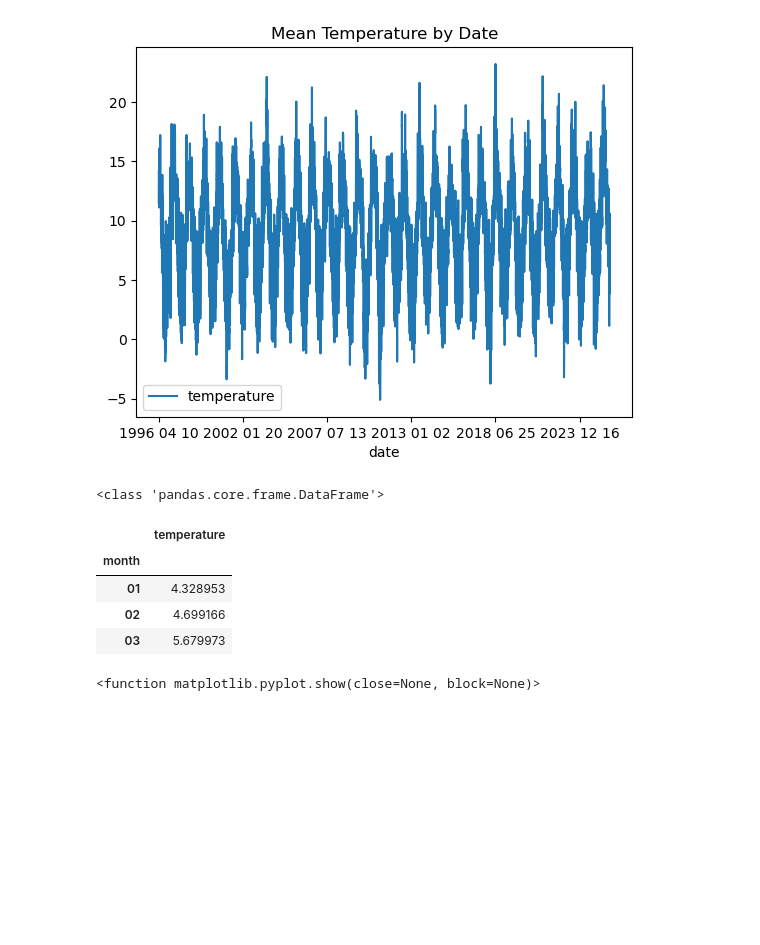
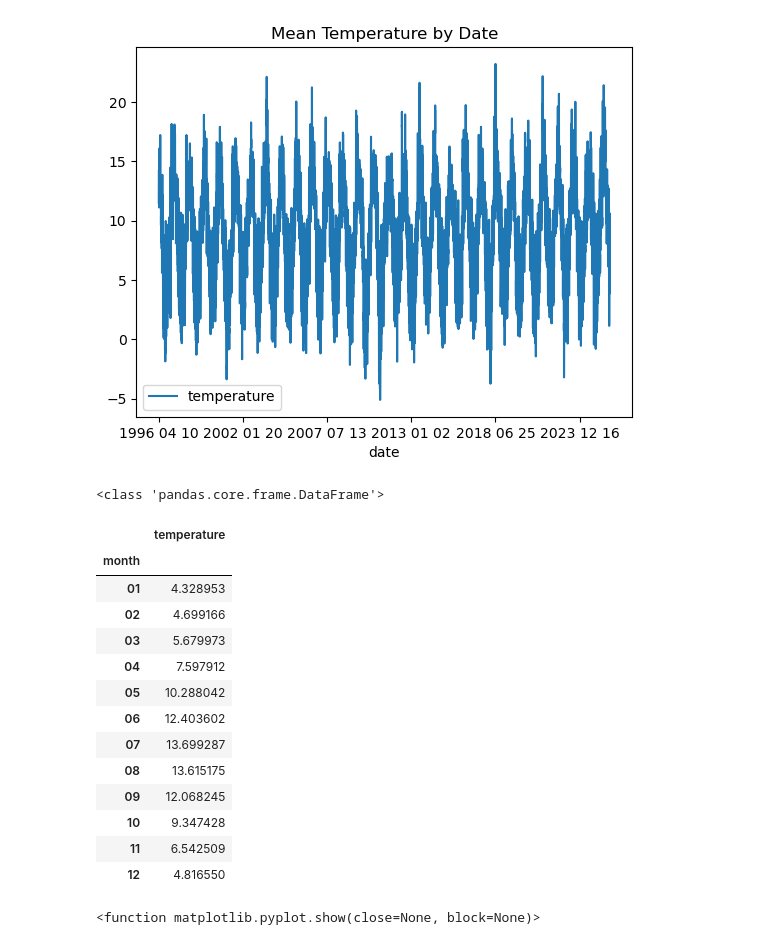
Before and after one commit to cathalred88/PFDA, a Jupyter notebook: assignments/assignment06_Weather.ipynb, the cells around one changed output. Saved outputs shown, nothing was run; the diff lists cells and outputs as text; code cells hidden in the pictures; blank space fills up the shorter version.

```diff
--- a/assignments/assignment06_Weather.ipynb
+++ b/assignments/assignment06_Weather.ipynb
@@ -109,17 +109,26 @@ MeanTemp.plot(kind = 'line',title = 'Mean Temperature by Date')
 # %%
 # calcuate the average temperature for each month
 # (I am assuming this is the average temperature per month for all years pooled)
 
 MonthTemp = pd.pivot_table(df,'temperature', 'month', aggfunc='mean')
 print(type(MonthTemp)) # shows the dataframe
-MonthTemp.head(3)
+MonthTemp.head(20)
 # %% [output]
 <class 'pandas.core.frame.DataFrame'>
 |  | temperature |
 | month |  |
 | 01 | 4.328953 |
 | 02 | 4.699166 |
 | 03 | 5.679973 |
+| 04 | 7.597912 |
+| 05 | 10.288042 |
+| 06 | 12.403602 |
+| 07 | 13.699287 |
+| 08 | 13.615175 |
+| 09 | 12.068245 |
+| 10 | 9.347428 |
+| 11 | 6.542509 |
+| 12 | 4.816550 |
 # %%
 # plot the mean temperature per monyh graph
 MonthTemp.plot(kind = 'line',title = 'Mean Monthly Temperature')
```
Also changed, not shown: parts of 8 cells of this notebook.
